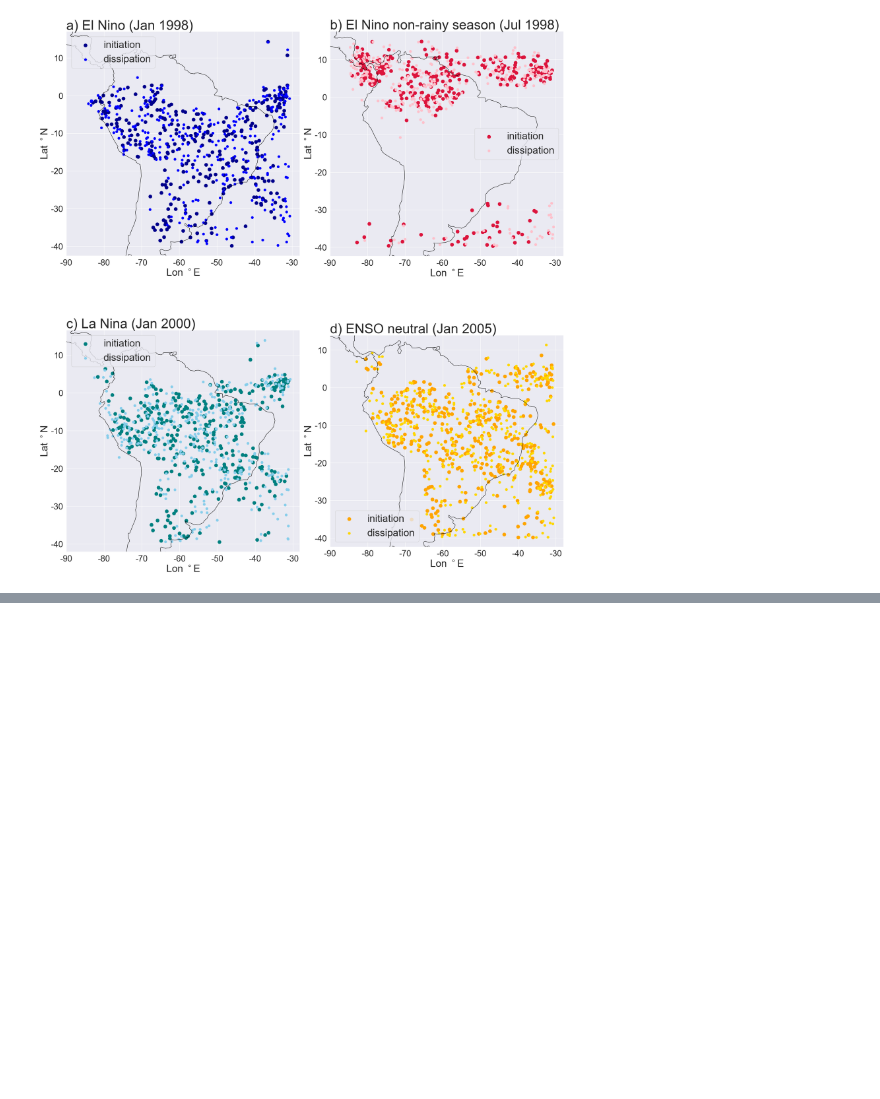
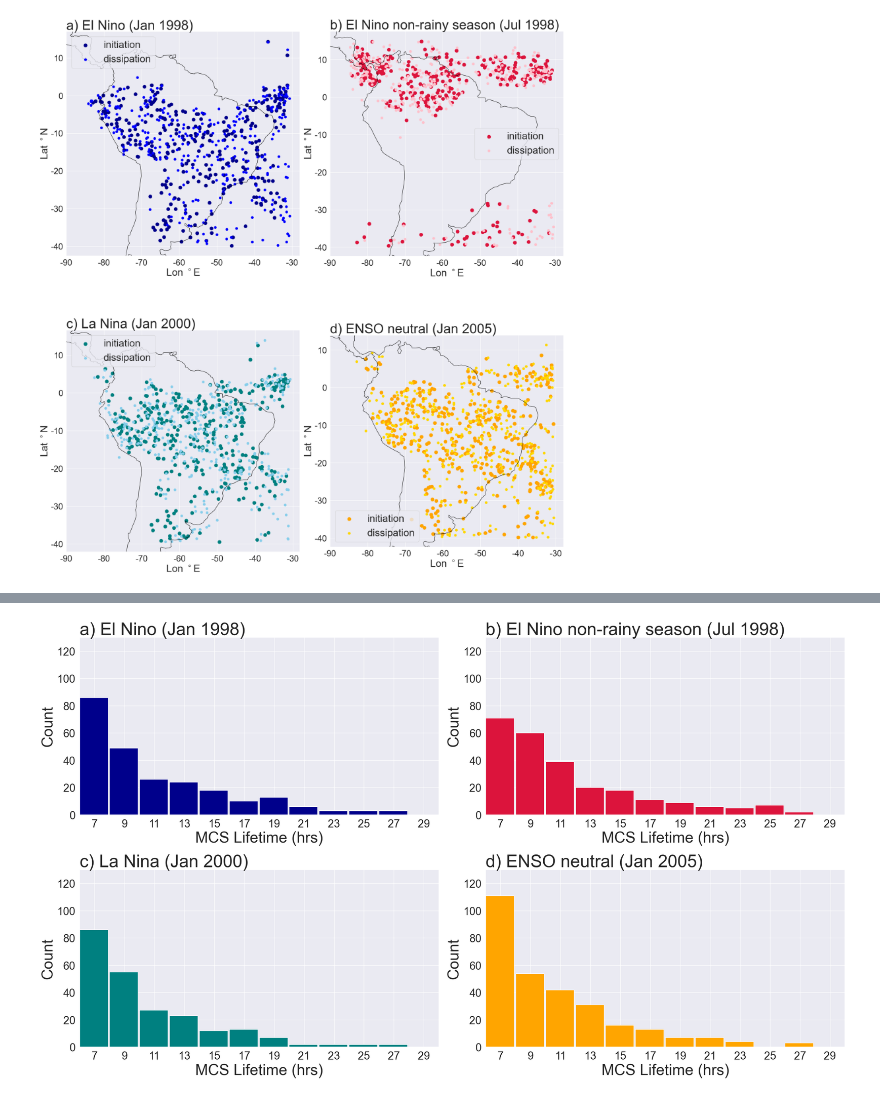
Before and after one commit to harrietgilmour/tobac_sensitivity, a Jupyter notebook: comparison_sensitivity_analysis.ipynb, the cells around one changed output, grey strips where cells are left out. Saved outputs shown, nothing was run; the diff lists cells and outputs as text; code cells hidden in the pictures; blank space fills up the shorter version.

```diff
--- a/comparison_sensitivity_analysis.ipynb
+++ b/comparison_sensitivity_analysis.ipynb
@@ -291,0 +438,80 @@ fig.tight_layout()
+# %%
+bin_edges=np.arange(6,30,2)
+density=False
+
+mcstracks_225_cell_1998 = mcstracks_225_1998.groupby("cell")
+minutes_225_1998 = (mcstracks_225_cell_1998["time_cell"].max() / pd.Timedelta(minutes=1)).values
+lifetime_225_1998 = minutes_225_1998/60 #converting from minutes to hours
+
+mcstracks_225_cell_jul = mcstracks_225_jul.groupby("cell")
+minutes_225_jul = (mcstracks_225_cell_jul["time_cell"].max() / pd.Timedelta(minutes=1)).values
+lifetime_225_jul = minutes_225_jul/60 #converting from minutes to hours
+
+mcstracks_225_cell_2000 = mcstracks_225_2000.groupby("cell")
+minutes_225_2000 = (mcstracks_225_cell_2000["time_cell"].max() / pd.Timedelta(minutes=1)).values
+lifetime_225_2000 = minutes_225_2000/60 #converting from minutes to hours
+
+mcstracks_225_cell_2005 = mcstracks_225_2005.groupby("cell")
+minutes_225_2005 = (mcstracks_225_cell_2005["time_cell"].max() / pd.Timedelta(minutes=1)).values
+lifetime_225_2005 = minutes_225_2005/60 #converting from minutes to hours
+# %%
+#plots of MCS lifetime
+import seaborn as sns
+sns.set(font_scale=1.5)
+
+plt.figure(figsize=(26,15))
+f= 40
+lf = 35
+l = 25
+
+ax1 = plt.subplot(2,2,1)
+ax1.set_title('a) El Nino (Jan 1998) ', loc='left', fontsize= f)
+bins=bin_edges
+ax1.hist(lifetime_225_1998, bins=bin_edges,color='darkblue',align='mid',width=1.9)
+ax1.set_xlim(6,30)
+ax1.set_ylim(0,130)
+ax1.set_xticks([7,9,11,13,15,17,19,21,23,25,27,29])
+ax1.set_xticklabels(ax1.get_xticks(),fontsize=l)
+ax1.set_yticklabels(ax1.get_yticks().astype(int),fontsize=l)
+ax1.set_xlabel('MCS Lifetime (hrs)',fontsize=lf)
+ax1.set_ylabel('Count',fontsize=lf)
+
+ax2= plt.subplot(2,2,2)
+ax2.set_title('b) El Nino non-rainy season (Jul 1998) ', loc='left', fontsize= f)
+bins = bin_edges
+ax2.hist(lifetime_225_jul, bins=bin_edges,align='mid',color='crimson',width=1.9)
+ax2.set_xlim(6,30)
+ax2.set_ylim(0,130)
+ax2.set_xticks([7,9,11,13,15,17,19,21,23,25,27,29])
+ax2.set_xticklabels(ax1.get_xticks(),fontsize=l)
+ax2.set_yticklabels(ax1.get_yticks().astype(int),fontsize=l)
+ax2.set_xlabel('MCS Lifetime (hrs)',fontsize=lf)
+ax2.set_ylabel('Count',fontsize=lf)
+
+ax3= plt.subplot(2,2,3)
+ax3.set_title('c) La Nina (Jan 2000) ', loc='left', fontsize= f)
+bins = bin_edges
+ax3.hist(lifetime_225_2000, bins=bin_edges,align='mid',color='teal',width=1.9)
+ax3.set_xlim(6,30)
+ax3.set_ylim(0,130)
+ax3.set_xticks([7,9,11,13,15,17,19,21,23,25,27,29])
+ax3.set_xticklabels(ax1.get_xticks(),fontsize=l)
+ax3.set_yticklabels(ax1.get_yticks().astype(int),fontsize=l)
+ax3.set_xlabel('MCS Lifetime (hrs)',fontsize=lf)
+ax3.set_ylabel('Count',fontsize=lf)
+
+ax4= plt.subplot(2,2,4)
+ax4.set_title('d) ENSO neutral (Jan 2005) ', loc='left', fontsize= f)
+bins = bin_edges
+ax4.hist(lifetime_225_2005, bins=bin_edges,align='mid',color='orange',width=1.9)
+ax4.set_xlim(6,30)
+ax4.set_ylim(0,130)
+ax4.set_xticks([7,9,11,13,15,17,19,21,23,25,27,29])
+ax4.set_xticklabels(ax1.get_xticks(),fontsize=l)
+ax4.set_yticklabels(ax1.get_yticks().astype(int),fontsize=l)
+ax4.set_xlabel('MCS Lifetime (hrs)',fontsize=lf)
+ax4.set_ylabel('Count',fontsize=lf)
+
+plt.tight_layout()
+# %% [output]
+[figure, added]
```
Also changed, not shown: parts of 16 cells of this notebook.
